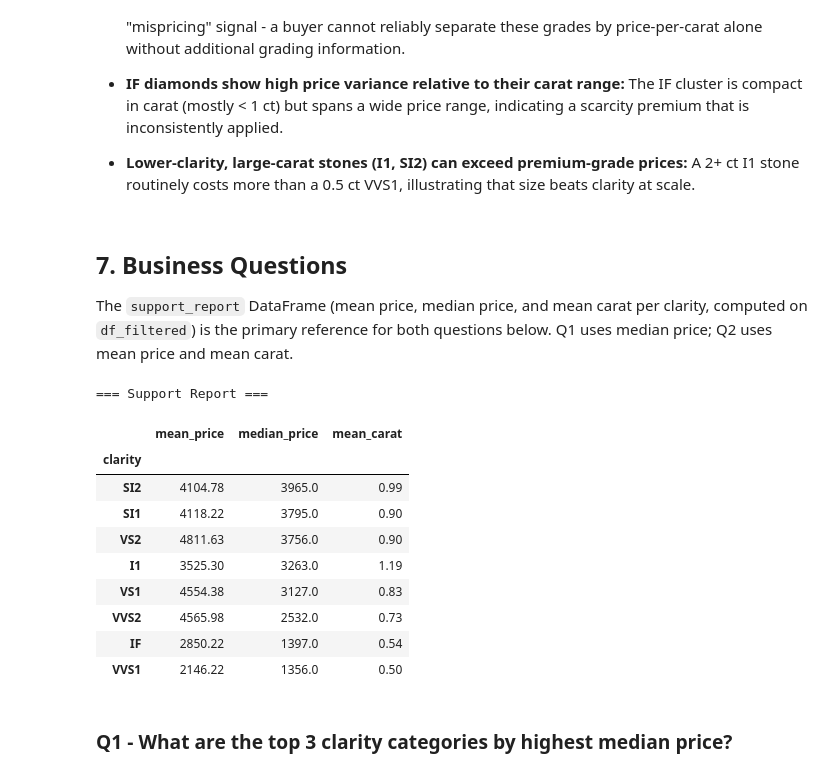
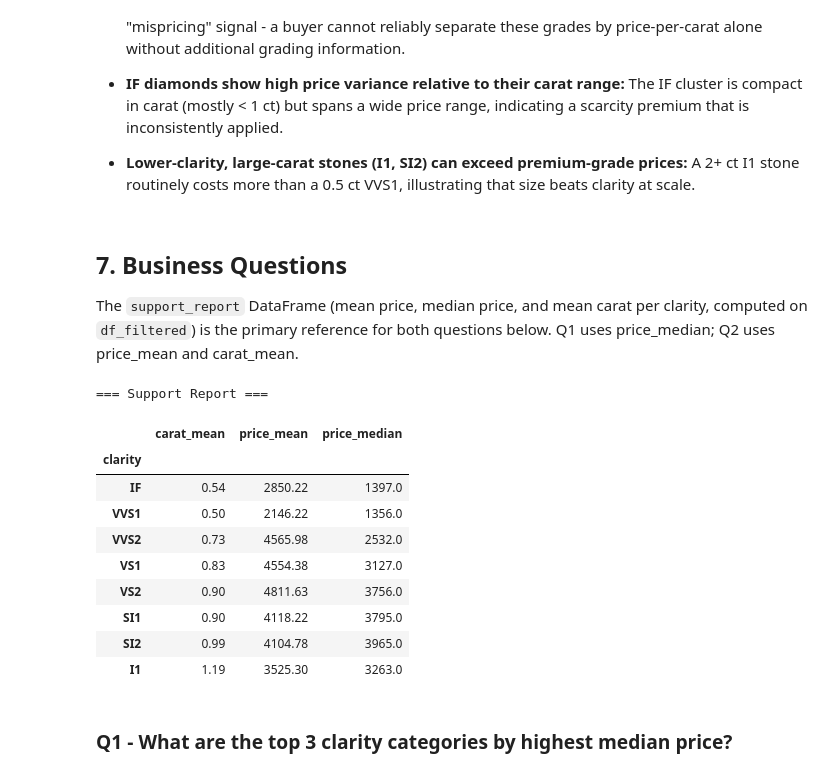
Before and after one commit to akaseahawk/wilcore-interview-DS2, a Jupyter notebook: diamond_analysis.ipynb, the cells around one changed output. Drawn from its saved outputs; the diff is of its cells as text; code cells hidden in the pictures.

```diff
--- a/diamond_analysis.ipynb
+++ b/diamond_analysis.ipynb
@@ -470,34 +473,34 @@ plt.show()
 # %% [markdown]
 ## 7. Business Questions
 
-The `support_report` DataFrame (mean price, median price, and mean carat per clarity, computed on `df_filtered`) is the primary reference for both questions below. Q1 uses median price; Q2 uses mean price and mean carat.
+The `support_report` DataFrame (mean price, median price, and mean carat per clarity, computed on `df_filtered`) is the primary reference for both questions below. Q1 uses price_median; Q2 uses price_mean and carat_mean.
 # %%
 # Build the support_report: mean price and mean carat per clarity on filtered data
 support_report = (
     df_filtered.groupby('clarity', observed=True)
     .agg(
-        mean_price=('price', 'mean'),
-        median_price=('price', 'median'),
-        mean_carat=('carat', 'mean')
+        carat_mean=('carat', 'mean'),
+        price_mean=('price', 'mean'),
+        price_median=('price', 'median')
     )
     .round(2)
-    .sort_values('median_price', ascending=False)
+    .reindex(['IF', 'VVS1', 'VVS2', 'VS1', 'VS2', 'SI1', 'SI2', 'I1'])
 )
 
 print("=== Support Report ===")
 display(support_report)
 # %% [output]
 === Support Report ===
-|  | mean_price | median_price | mean_carat |
+|  | carat_mean | price_mean | price_median |
 | clarity |  |  |  |
-| SI2 | 4104.78 | 3965.0 | 0.99 |
-| SI1 | 4118.22 | 3795.0 | 0.90 |
-| VS2 | 4811.63 | 3756.0 | 0.90 |
-| I1 | 3525.30 | 3263.0 | 1.19 |
-| VS1 | 4554.38 | 3127.0 | 0.83 |
-| VVS2 | 4565.98 | 2532.0 | 0.73 |
-| IF | 2850.22 | 1397.0 | 0.54 |
-| VVS1 | 2146.22 | 1356.0 | 0.50 |
+| IF | 0.54 | 2850.22 | 1397.0 |
+| VVS1 | 0.50 | 2146.22 | 1356.0 |
+| VVS2 | 0.73 | 4565.98 | 2532.0 |
+| VS1 | 0.83 | 4554.38 | 3127.0 |
+| VS2 | 0.90 | 4811.63 | 3756.0 |
+| SI1 | 0.90 | 4118.22 | 3795.0 |
+| SI2 | 0.99 | 4104.78 | 3965.0 |
+| I1 | 1.19 | 3525.30 | 3263.0 |
 # %% [markdown]
 ### Q1 - What are the top 3 clarity categories by highest median price?
 # %%
```
Also changed, not shown: parts of 6 cells of this notebook, 2 other files.
